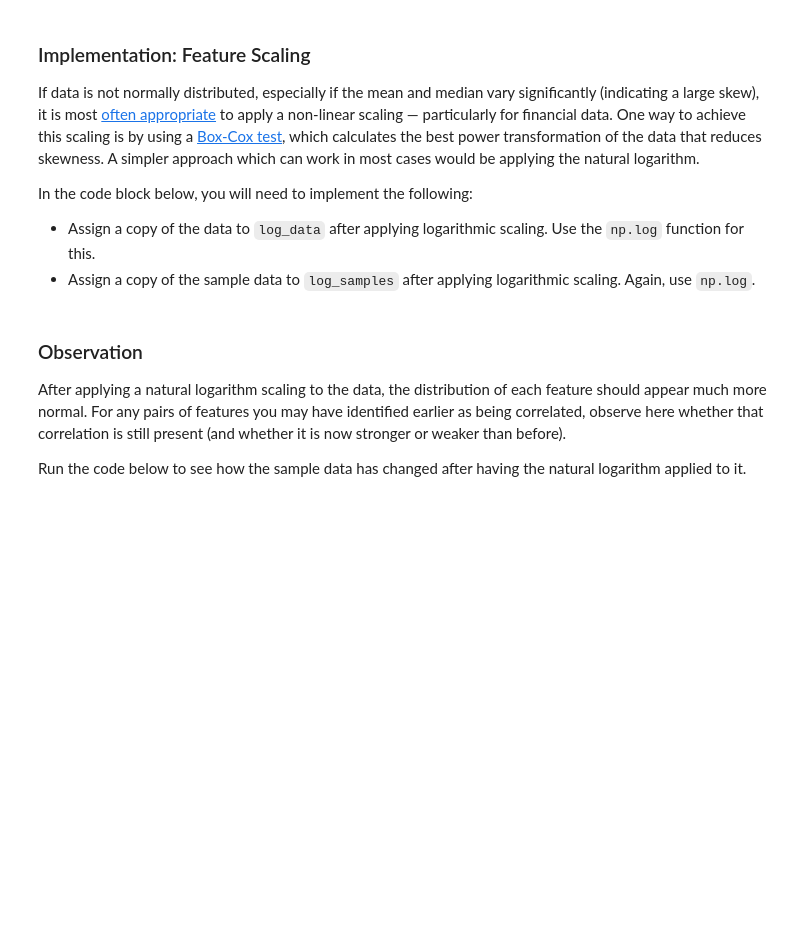
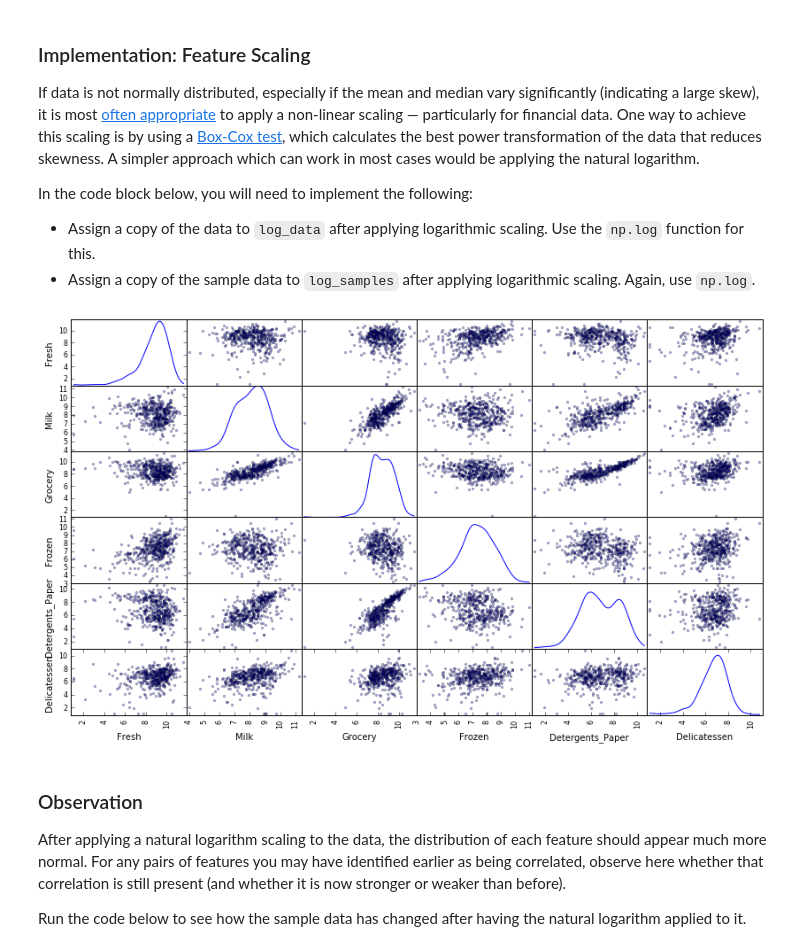
Before and after one commit to vhquang/machine-learning, a Jupyter notebook: projects/customer_segments/customer_segments.ipynb, the cells around one changed output. Cells and saved outputs as stored; diff of their text form; code cells hidden in the pictures; blank space fills up the shorter version.

```diff
--- a/projects/customer_segments/customer_segments.ipynb
+++ b/projects/customer_segments/customer_segments.ipynb
@@ -235,13 +245,16 @@ In the code block below, you will need to implement the following:
  - Assign a copy of the sample data to `log_samples` after applying logarithmic scaling. Again, use `np.log`.
 # %%
 # TODO: Scale the data using the natural logarithm
-log_data = None
+# all features has min values > 0, so we don't need to translate the values.
+log_data = data.apply(np.log)
 
 # TODO: Scale the sample data using the natural logarithm
-log_samples = None
+log_samples = samples.apply(np.log)
 
 # Produce a scatter matrix for each pair of newly-transformed features
 pd.scatter_matrix(log_data, alpha = 0.3, figsize = (14,8), diagonal = 'kde');
+# %% [output]
+[figure, added]
 # %% [markdown]
 ### Observation
 After applying a natural logarithm scaling to the data, the distribution of each feature should appear much more normal. For any pairs of features you may have identified earlier as being correlated, observe here whether that correlation is still present (and whether it is now stronger or weaker than before).
```
Also changed, not shown: parts of 14 cells of this notebook.
